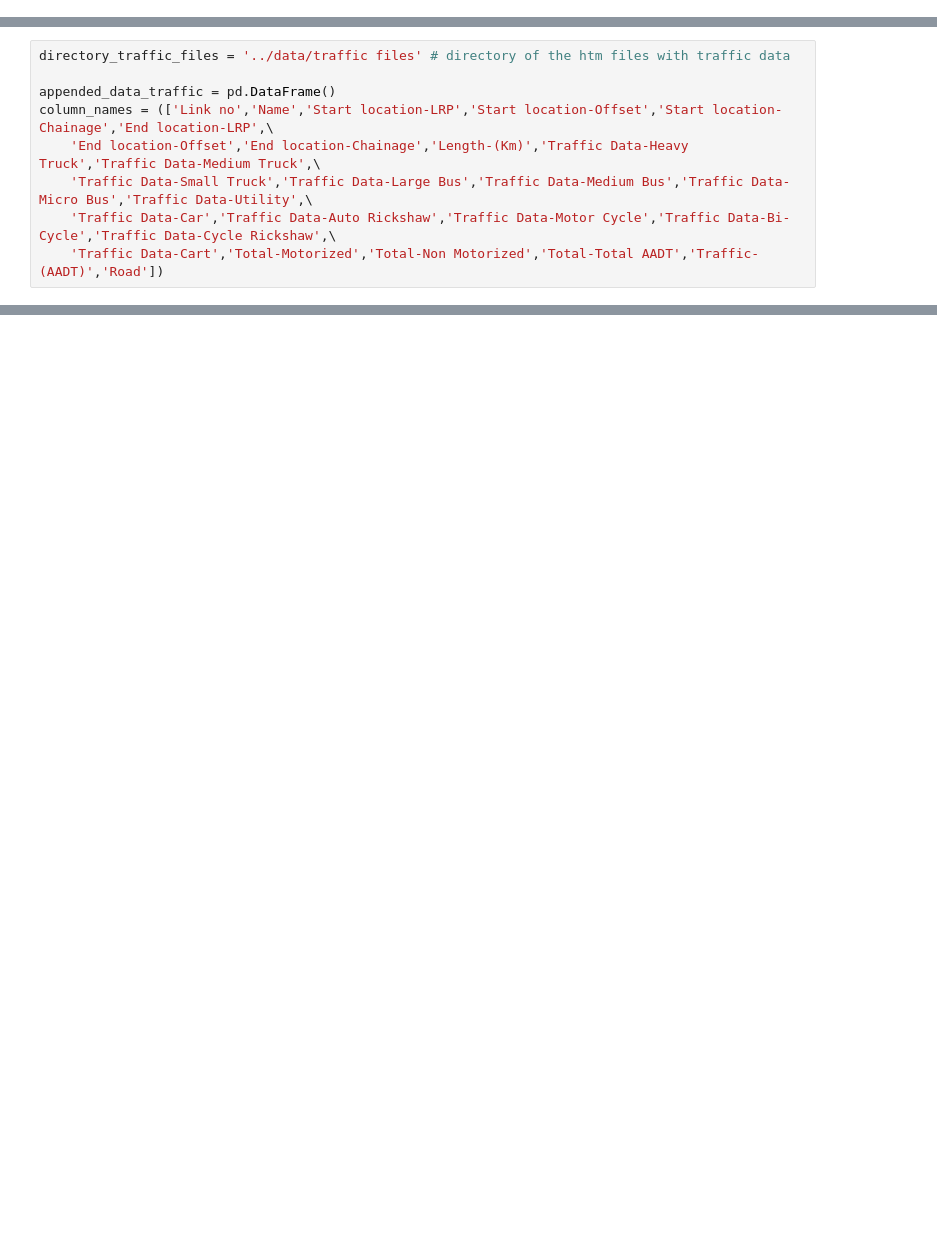
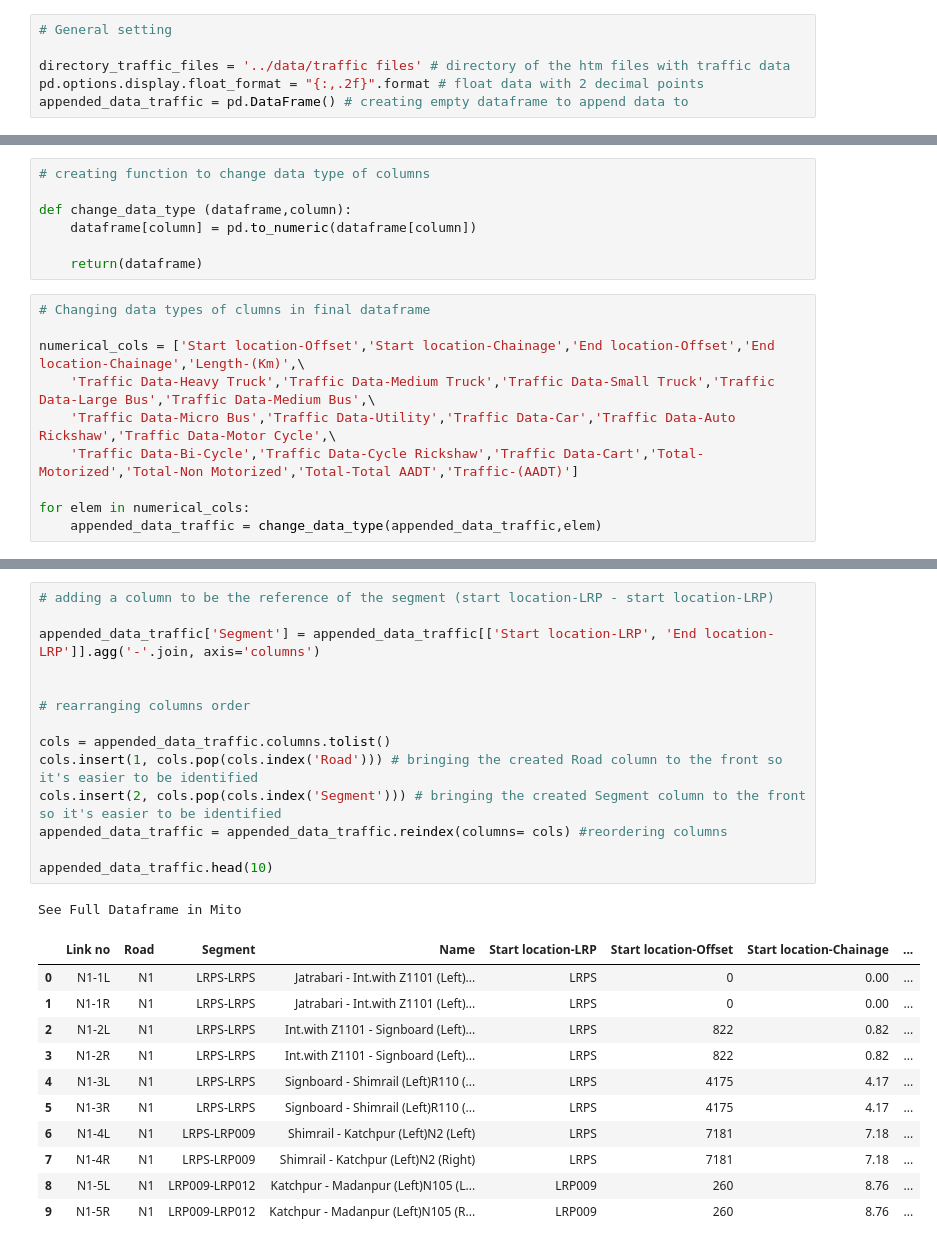
Before and after one commit to LudovicaBindi/Advacned_Simulation-Network_Model_Analysis_Lab4, a Jupyter notebook: notebook/Traffic data.ipynb, the cells around one changed output, grey strips where cells are left out. Cells and saved outputs as stored; diff of their text form; blank space fills up the shorter version.

Commit message:
Traffic data notebook updates

```diff
--- a/notebook/Traffic data.ipynb
+++ b/notebook/Traffic data.ipynb
@@ -4,0 +9,6 @@ import pandas as pd
+# %%
+# General setting
+
+directory_traffic_files = '../data/traffic files' # directory of the htm files with traffic data
+pd.options.display.float_format = "{:,.2f}".format # float data with 2 decimal points
+appended_data_traffic = pd.DataFrame() # creating empty dataframe to append data to
@@ -5,9 +128,17 @@ import pandas as pd
+# %%
+# creating function to change data type of columns
+
+def change_data_type (dataframe,column):
+    dataframe[column] = pd.to_numeric(dataframe[column])
+
+    return(dataframe)
 # %%
-directory_traffic_files = '../data/traffic files' # directory of the htm files with traffic data
+# Changing data types of clumns in final dataframe
 
-appended_data_traffic = pd.DataFrame()
-column_names = (['Link no','Name','Start location-LRP','Start location-Offset','Start location-Chainage','End location-LRP',\
-    'End location-Offset','End location-Chainage','Length-(Km)','Traffic Data-Heavy Truck','Traffic Data-Medium Truck',\
-    'Traffic Data-Small Truck','Traffic Data-Large Bus','Traffic Data-Medium Bus','Traffic Data-Micro Bus','Traffic Data-Utility',\
-    'Traffic Data-Car','Traffic Data-Auto Rickshaw','Traffic Data-Motor Cycle','Traffic Data-Bi-Cycle','Traffic Data-Cycle Rickshaw',\
-    'Traffic Data-Cart','Total-Motorized','Total-Non Motorized','Total-Total AADT','Traffic-(AADT)','Road'])
+numerical_cols = ['Start location-Offset','Start location-Chainage','End location-Offset','End location-Chainage','Length-(Km)',\
+    'Traffic Data-Heavy Truck','Traffic Data-Medium Truck','Traffic Data-Small Truck','Traffic Data-Large Bus','Traffic Data-Medium Bus',\
+    'Traffic Data-Micro Bus','Traffic Data-Utility','Traffic Data-Car','Traffic Data-Auto Rickshaw','Traffic Data-Motor Cycle',\
+    'Traffic Data-Bi-Cycle','Traffic Data-Cycle Rickshaw','Traffic Data-Cart','Total-Motorized','Total-Non Motorized','Total-Total AADT','Traffic-(AADT)']
+
+for elem in numerical_cols:
+    appended_data_traffic = change_data_type(appended_data_traffic,elem)
@@ -93,0 +167,27 @@ dtype: object
+# %%
+# adding a column to be the reference of the segment (start location-LRP - start location-LRP)
+
+appended_data_traffic['Segment'] = appended_data_traffic[['Start location-LRP', 'End location-LRP']].agg('-'.join, axis='columns')
+
+
+# rearranging columns order
+
+cols = appended_data_traffic.columns.tolist()
+cols.insert(1, cols.pop(cols.index('Road'))) # bringing the created Road column to the front so it's easier to be identified
+cols.insert(2, cols.pop(cols.index('Segment'))) # bringing the created Segment column to the front so it's easier to be identified
+appended_data_traffic = appended_data_traffic.reindex(columns= cols) #reordering columns
+
+appended_data_traffic.head(10)
+# %% [output]
+See Full Dataframe in Mito
+|  | Link no | Road | Segment | Name | Start location-LRP | Start location-Offset | Start location-Chainage | ... |
+| 0 | N1-1L | N1 | LRPS-LRPS | Jatrabari - Int.with Z1101 (Left)... | LRPS | 0 | 0.00 | ... |
+| 1 | N1-1R | N1 | LRPS-LRPS | Jatrabari - Int.with Z1101 (Left)... | LRPS | 0 | 0.00 | ... |
+| 2 | N1-2L | N1 | LRPS-LRPS | Int.with Z1101 - Signboard (Left)... | LRPS | 822 | 0.82 | ... |
+| 3 | N1-2R | N1 | LRPS-LRPS | Int.with Z1101 - Signboard (Left)... | LRPS | 822 | 0.82 | ... |
+| 4 | N1-3L | N1 | LRPS-LRPS | Signboard - Shimrail (Left)R110 (... | LRPS | 4175 | 4.17 | ... |
+| 5 | N1-3R | N1 | LRPS-LRPS | Signboard - Shimrail (Left)R110 (... | LRPS | 4175 | 4.17 | ... |
+| 6 | N1-4L | N1 | LRPS-LRP009 | Shimrail - Katchpur (Left)N2 (Left) | LRPS | 7181 | 7.18 | ... |
+| 7 | N1-4R | N1 | LRPS-LRP009 | Shimrail - Katchpur (Left)N2 (Right) | LRPS | 7181 | 7.18 | ... |
+| 8 | N1-5L | N1 | LRP009-LRP012 | Katchpur - Madanpur (Left)N105 (L... | LRP009 | 260 | 8.76 | ... |
+| 9 | N1-5R | N1 | LRP009-LRP012 | Katchpur - Madanpur (Left)N105 (R... | LRP009 | 260 | 8.76 | ... |
```
Also changed, not shown: parts of 20 cells of this notebook.
